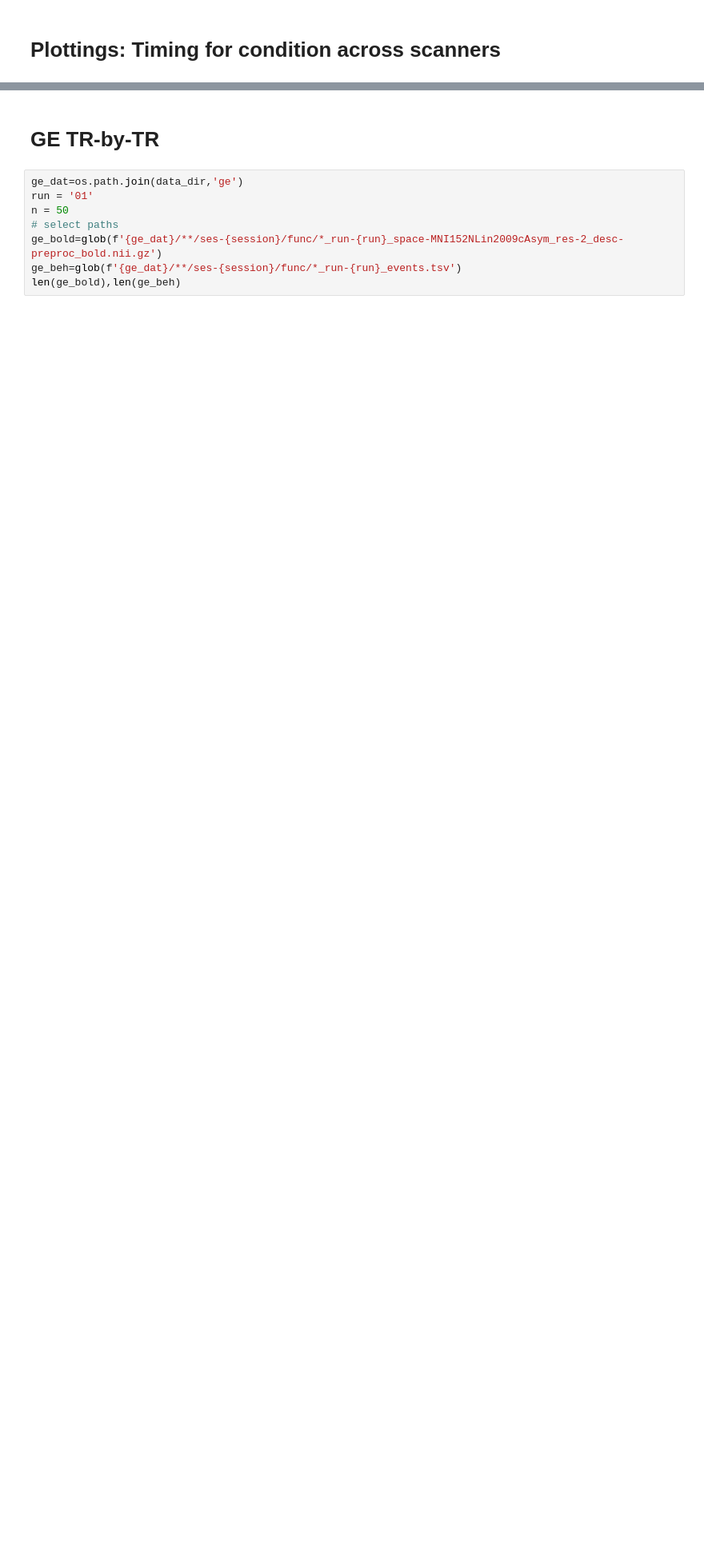
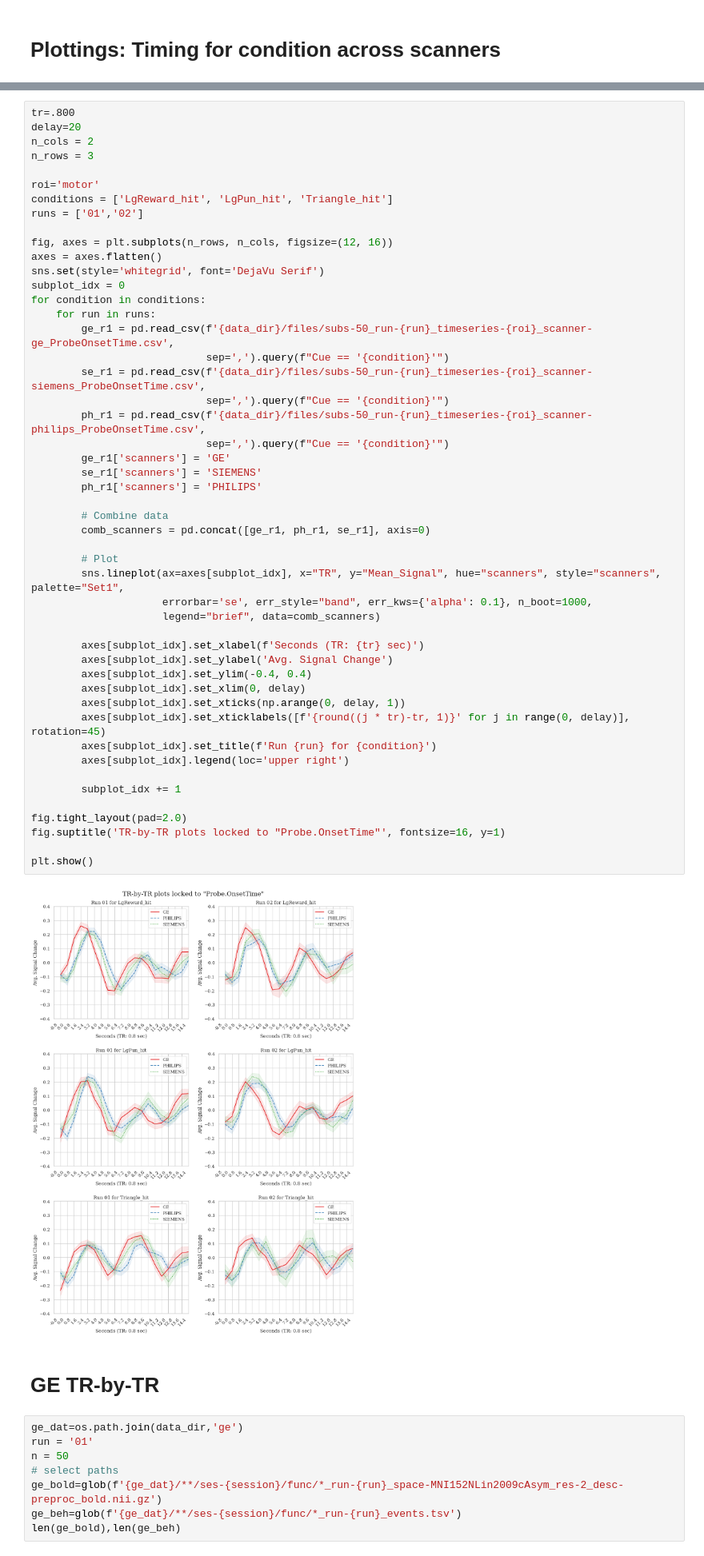
Before and after one commit to demidenm/abcd_timelocked_trbold, a Jupyter notebook: scripts/mid_roi-timeseries.ipynb, the cells around one changed output, grey strips where cells are left out. Shown at 80% size. Drawn from its saved outputs; the diff is of its cells as text; blank space fills up the shorter version.

Commit message:
plot probe onset locked TRs

```diff
--- a/scripts/mid_roi-timeseries.ipynb
+++ b/scripts/mid_roi-timeseries.ipynb
@@ -377,3 +401,54 @@ plt.show()
+# %%
+tr=.800
+delay=20
+n_cols = 2
+n_rows = 3
+
+roi='motor'
+conditions = ['LgReward_hit', 'LgPun_hit', 'Triangle_hit']
+runs = ['01','02']
+
+fig, axes = plt.subplots(n_rows, n_cols, figsize=(12, 16))
+axes = axes.flatten()
+sns.set(style='whitegrid', font='DejaVu Serif')
+subplot_idx = 0
+for condition in conditions:
+    for run in runs:
+        ge_r1 = pd.read_csv(f'{data_dir}/files/subs-50_run-{run}_timeseries-{roi}_scanner-ge_ProbeOnsetTime.csv',
+                            sep=',').query(f"Cue == '{condition}'")
+        se_r1 = pd.read_csv(f'{data_dir}/files/subs-50_run-{run}_timeseries-{roi}_scanner-siemens_ProbeOnsetTime.csv',
+                            sep=',').query(f"Cue == '{condition}'")
+        ph_r1 = pd.read_csv(f'{data_dir}/files/subs-50_run-{run}_timeseries-{roi}_scanner-philips_ProbeOnsetTime.csv',
+                            sep=',').query(f"Cue == '{condition}'")
+        ge_r1['scanners'] = 'GE'
+        se_r1['scanners'] = 'SIEMENS'
+        ph_r1['scanners'] = 'PHILIPS'
+
+        # Combine data
+        comb_scanners = pd.concat([ge_r1, ph_r1, se_r1], axis=0)
+
+        # Plot
+        sns.lineplot(ax=axes[subplot_idx], x="TR", y="Mean_Signal", hue="scanners", style="scanners", palette="Set1",
+                     errorbar='se', err_style="band", err_kws={'alpha': 0.1}, n_boot=1000,
+                     legend="brief", data=comb_scanners)
+
+        axes[subplot_idx].set_xlabel(f'Seconds (TR: {tr} sec)')
+        axes[subplot_idx].set_ylabel('Avg. Signal Change')
+        axes[subplot_idx].set_ylim(-0.4, 0.4)
+        axes[subplot_idx].set_xlim(0, delay)
+        axes[subplot_idx].set_xticks(np.arange(0, delay, 1))
+        axes[subplot_idx].set_xticklabels([f'{round((j * tr)-tr, 1)}' for j in range(0, delay)], rotation=45)
+        axes[subplot_idx].set_title(f'Run {run} for {condition}')
+        axes[subplot_idx].legend(loc='upper right')
+
+        subplot_idx += 1
+
+fig.tight_layout(pad=2.0)
+fig.suptitle('TR-by-TR plots locked to "Probe.OnsetTime"', fontsize=16, y=1)
+
+plt.show()
+# %% [output]
+[figure, added]
 # %% [markdown]
 # GE TR-by-TR
 # %%
```
Also changed, not shown: parts of 5 cells of this notebook.
